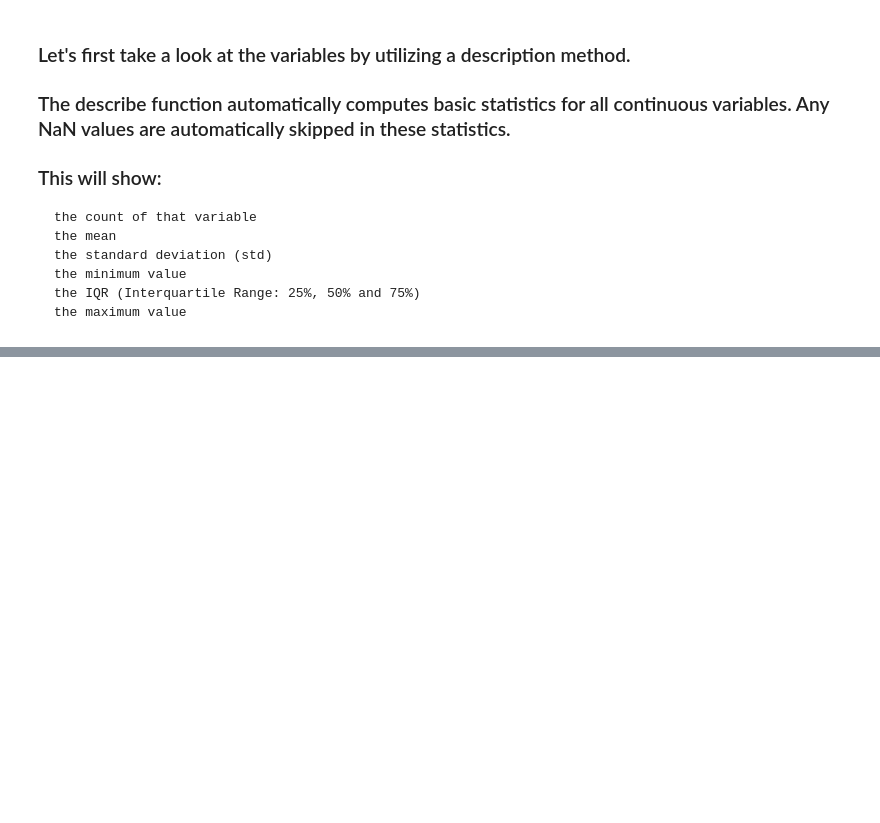
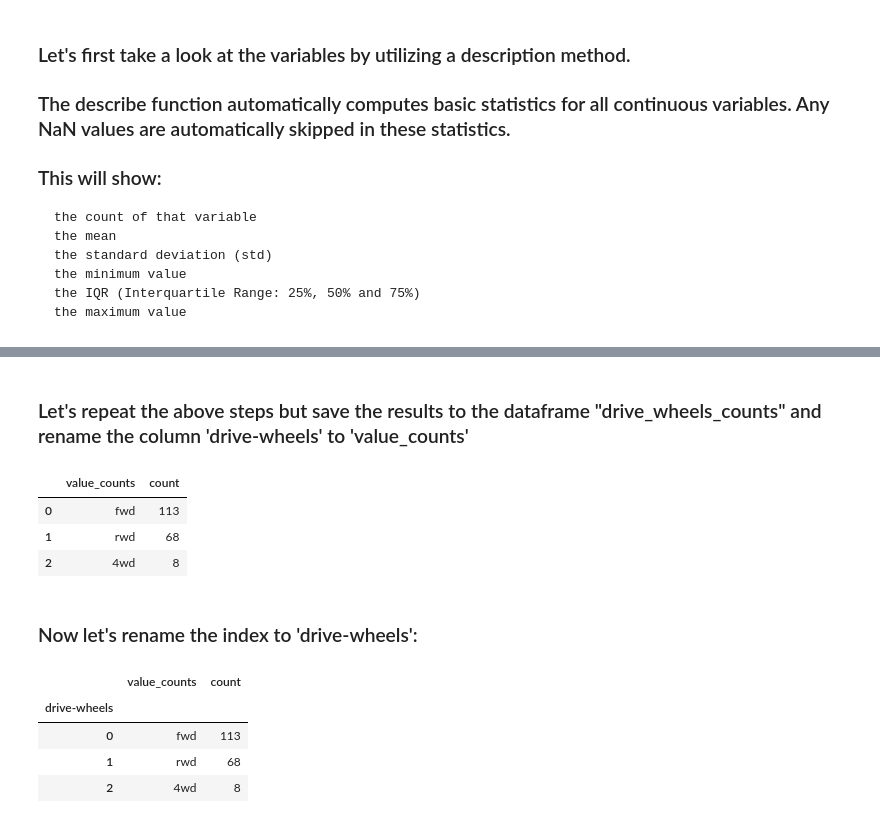
Before and after one commit to nayeem29dse/Car-Data-Analysis, a Jupyter notebook: automobiles_analysis.ipynb, the cells around one changed output, grey strips where cells are left out. Cells and saved outputs as stored; diff of their text form; code cells hidden in the pictures; blank space fills up the shorter version.

```diff
--- a/automobiles_analysis.ipynb
+++ b/automobiles_analysis.ipynb
@@ -624,0 +654,23 @@ sns.boxplot(x="drive-wheels", y="price", data=df)
+# %% [markdown]
+### Let's repeat the above steps but save the results to the dataframe "drive_wheels_counts" and rename the column 'drive-wheels' to 'value_counts'
+# %%
+drive_wheels_counts = df['drive-wheels'].value_counts().to_frame()
+drive_wheels_counts.reset_index(inplace=True)
+drive_wheels_counts=drive_wheels_counts.rename(columns={'drive-wheels': 'value_counts'})
+drive_wheels_counts
+# %% [output]
+|  | value_counts | count |
+| 0 | fwd | 113 |
+| 1 | rwd | 68 |
+| 2 | 4wd | 8 |
+# %% [markdown]
+### Now let's rename the index to 'drive-wheels':
+# %%
+drive_wheels_counts.index.name='drive-wheels'
+drive_wheels_counts
+# %% [output]
+|  | value_counts | count |
+| drive-wheels |  |  |
+| 0 | fwd | 113 |
+| 1 | rwd | 68 |
+| 2 | 4wd | 8 |
```
Also changed, not shown: parts of 8 cells of this notebook.
